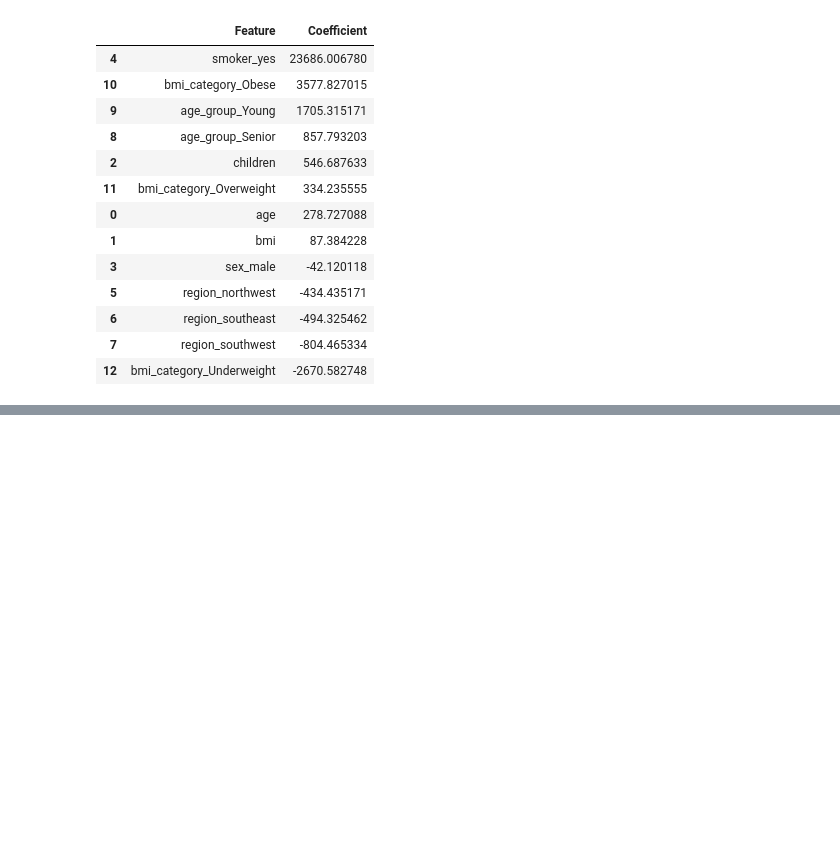
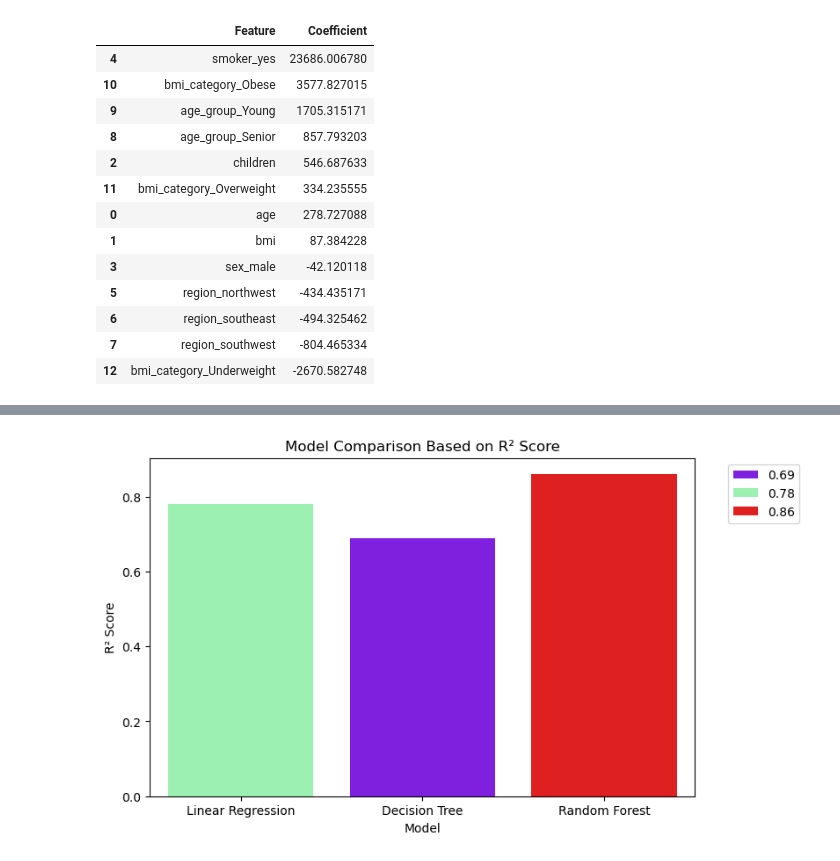
Before and after one commit to meharbansingh25/Medical-Insurance-Cost-Prediction, a Jupyter notebook: Medical Insurance Cost Prediction/Notebook/Medical_Insurance_Cost_Prediction.ipynb, the cells around one changed output, grey strips where cells are left out. Saved outputs shown, nothing was run; the diff lists cells and outputs as text; code cells hidden in the pictures; blank space fills up the shorter version.

```diff
--- a/Medical Insurance Cost Prediction/Notebook/Medical_Insurance_Cost_Prediction.ipynb
+++ b/Medical Insurance Cost Prediction/Notebook/Medical_Insurance_Cost_Prediction.ipynb
@@ -800,0 +806,5 @@ ___________________________________
+# %%
+rf_mae = round(metrics.mean_absolute_error(y_test, rf_predictions),2)
+rf_mse = round(metrics.mean_squared_error(y_test, rf_predictions),2)
+rf_rmse = round(np.sqrt(metrics.mean_squared_error(y_test, rf_predictions)),2)
+rf_r2 = metrics.r2_score(y_test, rf_predictions)
@@ -800,0 +826,12 @@ ___________________________________
+# %%
+comparison = pd.DataFrame({
+    'Model': ['Linear Regression', 'Decision Tree', 'Random Forest'],
+    'MAE': [mae, dt_mae, rf_mae],
+    'MSE': [mse, dt_mse, rf_mse],
+    'RMSE': [rmse, dt_rmse, rf_rmse],
+    'R² Score': [r2, dt_r2, rf_r2]
+})
+
+comparison = comparison.round(2)
+
+comparison
@@ -800,0 +900,12 @@ ___________________________________
+# %%
+plt.figure(figsize=(8,5))
+
+sns.barplot(x= 'Model', y= 'R² Score', data= comparison,
+            hue= 'R² Score', palette= 'rainbow')
+
+plt.legend(bbox_to_anchor=(1.05,1), loc= 'upper left')
+plt.title('Model Comparison Based on R² Score')
+
+plt.show()
+# %% [output]
+[figure, added]
```
Also changed, not shown: parts of 49 cells of this notebook.
